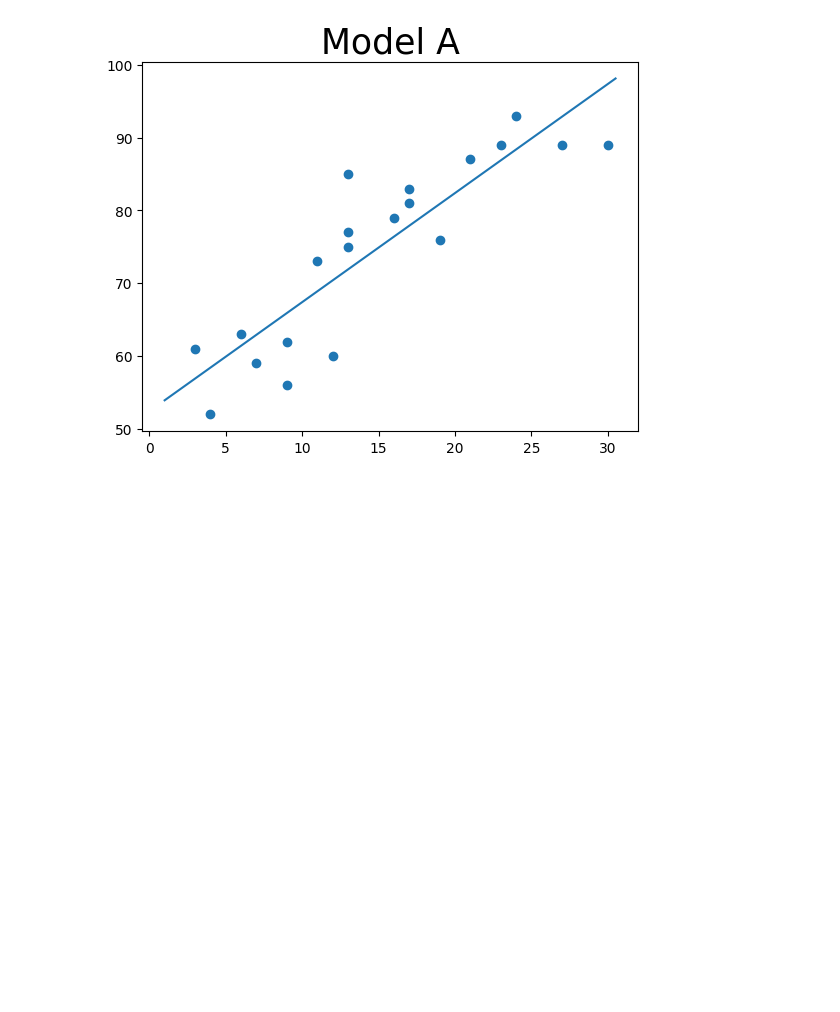
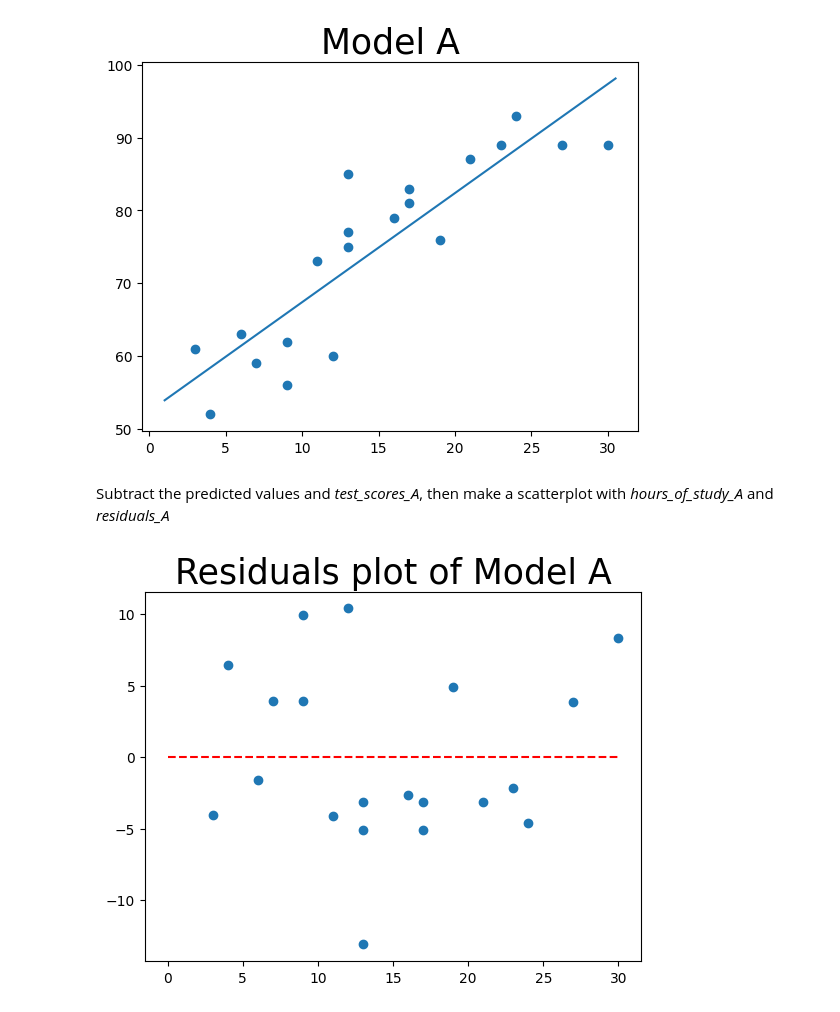
Before and after one commit to ozlerhakan/datacamp, a Jupyter notebook: Foundations of Probability in Python/chapter4.ipynb, the cells around one changed output. Drawn from its saved outputs; the diff is of its cells as text; code cells hidden in the pictures; blank space fills up the shorter version.

```diff
--- a/Foundations of Probability in Python/chapter4.ipynb
+++ b/Foundations of Probability in Python/chapter4.ipynb
@@ -470,3 +470,18 @@ plt.title("Model A", fontsize=25)
 plt.show()
 # %% [output]
 [figure]
+# %% [markdown]
+Subtract the predicted values and _test_scores_A_, then make a scatterplot with _hours_of_study_A_ and _residuals_A_
+# %%
+
+residuals_A = model_A.predict(hours_of_study_A) - test_scores_A
+
+
+plt.scatter(hours_of_study_A, residuals_A)
+
+
+plt.hlines(0, 0, 30, colors='r', linestyles='--')
+plt.title("Residuals plot of Model A", fontsize=25)
+plt.show()
+# %% [output]
+[figure, added]
```
